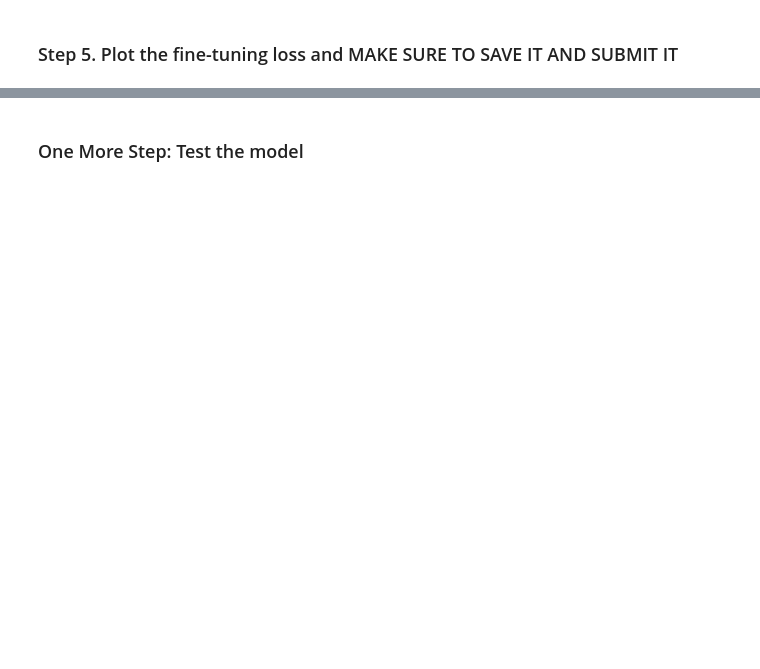
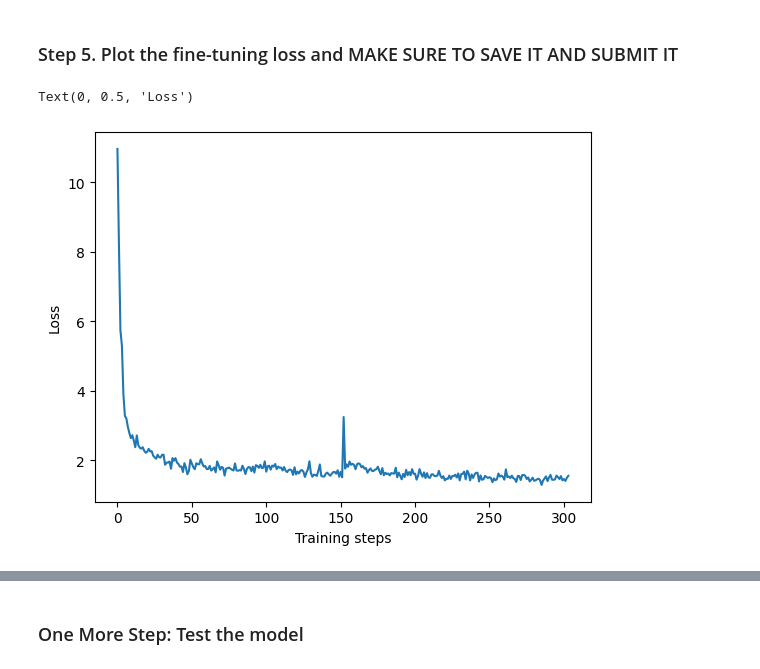
Before and after one commit to devychen/Course_Understanding_LLMs, a Jupyter notebook: HW1/HW1_Ex3.ipynb, the cells around one changed output, grey strips where cells are left out. Cells and saved outputs as stored; diff of their text form; code cells hidden in the pictures; blank space fills up the shorter version.

```diff
--- a/HW1/HW1_Ex3.ipynb
+++ b/HW1/HW1_Ex3.ipynb
@@ -221,13 +221,17 @@ GPT-2 size: 124.4 M parameters
 # %%
 # instantiate dataset with the downloaded commonsense_qa data
 train_dataset = CommonsenseQADataset(
-    train_split, test_split, tokenizer,
+    train_split = massaged_datasets["train"],
+    test_split = massaged_datasets["test"],
+    tokenizer = tokenizer,
     max_length = 64,
     dataset_split = "train" # CODE
 )
 # instantiate test dataset with the downloaded commonsense_qa data
 test_dataset = CommonsenseQADataset(
-    train_split, test_split, tokenizer,
+    train_split = massaged_datasets["train"],
+    test_split = massaged_datasets["test"],
+    tokenizer = tokenizer,
     max_length = 64,
     dataset_split = "test" # CODE
 )
@@ -286,9 +288,11 @@ for e in range(epochs):
         x = {key: val.to(device) for key, val in x.items()}  # Move batch to device # CODE
 
         # forward pass through the model
-        ### YOUR CODE HERE ###
         outputs = model(
-            ### YOUR CODE HERE ####
+            input_ids = x["input_ids"],
+            attention_mask = x["attention_mask"],
+            labels = x["input_ids"]
+            # CODE
         )
         # get the loss
         loss = outputs.loss # CODE
@@ -312,9 +316,12 @@ for e in range(epochs):
                 x_test = x_test.to(device)
                 with torch.no_grad():
                     test_outputs = model(
-                        **x_test # CODE
+                        input_ids=x_test["input_ids"],
+                        attention_mask=x_test["attention_mask"],
+                        labels=x_test["input_ids"] # CODE
                     )
-                test_loss += test_outputs.loss # CODE
+                if test_outputs.loss is not None: # Check of the loss is not None
+                    test_loss += test_outputs.loss # CODE
 
             test_losses.append(test_loss / num_test_steps)
             print("Test loss: ", test_loss/num_test_steps)
@@ -322,9 +343,12 @@ for e in range(epochs):
 ### Step 5. Plot the fine-tuning loss and MAKE SURE TO SAVE IT AND SUBMIT IT
 # %%
 # plot training losses on x axis
-plt.plot(loss) # CODE
+plt.plot(losses) # CODE
 plt.xlabel("Training steps")
 plt.ylabel("Loss")
+# %% [output]
+Text(0, 0.5, 'Loss')
+[figure, added]
 # %%
 # print a few predictions on the eval dataset to see what the model predicts
 
```
Also changed, not shown: parts of 4 cells of this notebook, 1 other file.
